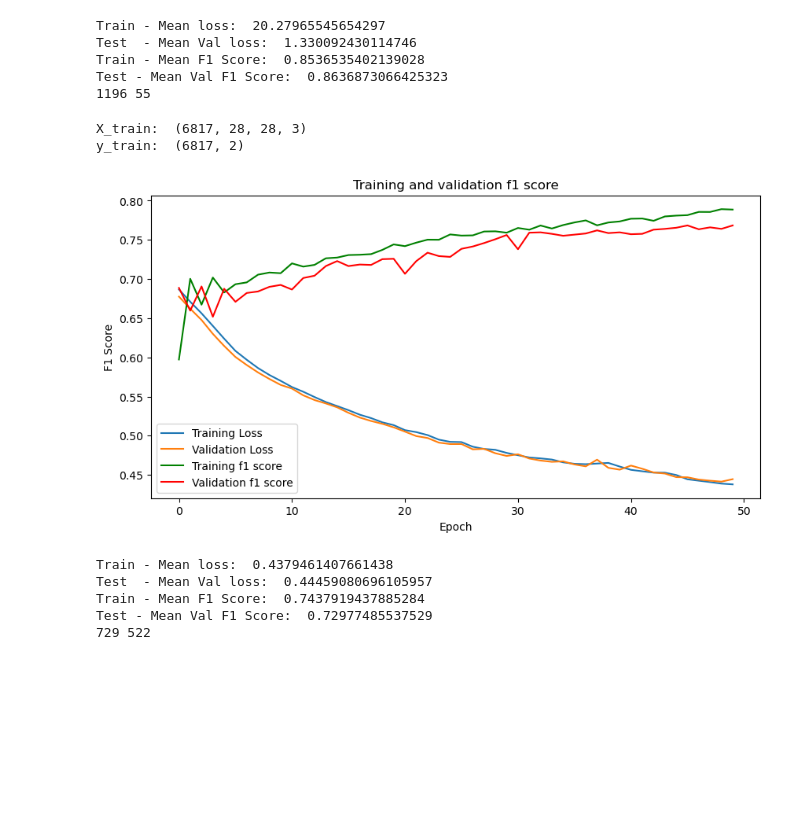
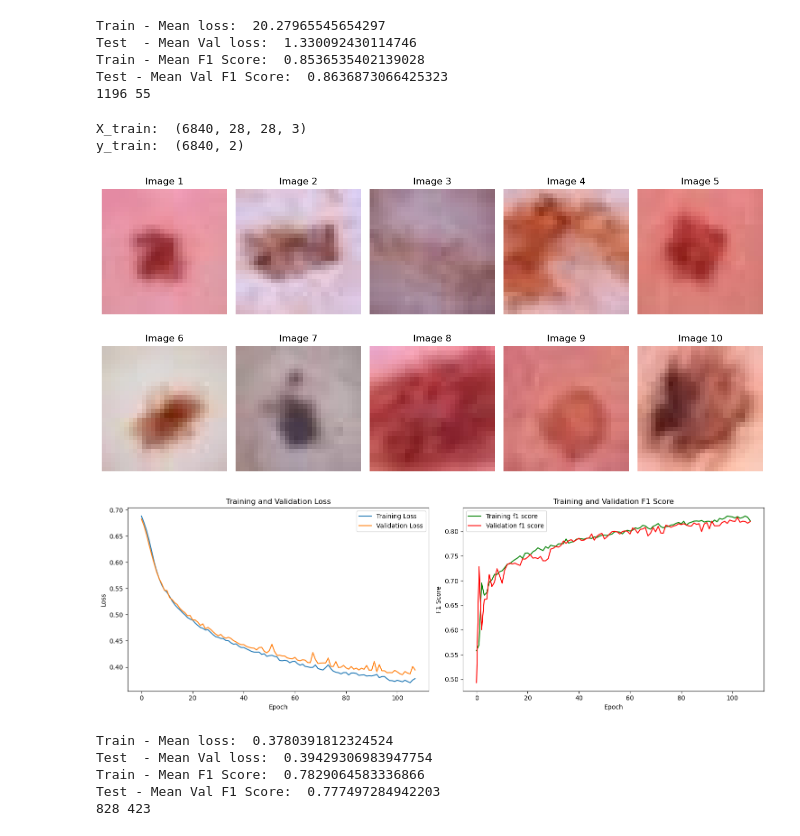
Before and after one commit to duarte3333/Machine_Learning, a Jupyter notebook: Pb1_ImageAnalysis/task1_imageanalysis.ipynb, the cells around one changed output. Cells and saved outputs as stored; diff of their text form; code cells hidden in the pictures; blank space fills up the shorter version.

```diff
--- a/Pb1_ImageAnalysis/task1_imageanalysis.ipynb
+++ b/Pb1_ImageAnalysis/task1_imageanalysis.ipynb
@@ -325,30 +385,32 @@ Test - Mean Val F1 Score:  0.8636873066425323
 # %%
 # Synthetic Minority Over-sampling Technique
 from imblearn.over_sampling import SMOTE
 
 #It uses SMOTE to oversample the minority class, adjusting the number of samples for each class.
 def oversample_data(train_images, train_labels):
     smote = SMOTE(sampling_strategy='auto')
     train_images_reshaped = train_images.reshape(-1, 28*28*3)  # Reshape images for SMOTE
     train_images_oversampled_reshaped, train_labels_oversampled = smote.fit_resample(train_images_reshaped, train_labels)
     train_images_oversampled = train_images_oversampled_reshaped.reshape(-1, 28, 28, 3)  # Reshape back to original shape
     return train_images_oversampled, train_labels_oversampled
 
 train_images_s_oversampled, train_labels_s_oversampled = oversample_data(train_images, train_labels)
 train_labels_1, train_images_1, test_images, test_labels = encode_data(train_labels_s_oversampled, train_images_s_oversampled, test_labels, test_images)
 X_train, X_validation, y_train, y_validation = split_data(train_images_1, train_labels_1)
+plot_images(10, train_images_s_oversampled)
 
-MLP_oversampled = MLP_NN()
+MLP_oversampled = Convolution_NN_1()
 Compile_MLP_categorical_crossentropy(MLP_oversampled)
 history_oversampled = train_model(MLP_oversampled, X_train, y_train, X_validation, y_validation, 0)
 check_results(history_oversampled)
 check_imbalance(MLP_oversampled)
 # %% [output]
-X_train:  (6817, 28, 28, 3)
-y_train:  (6817, 2)
+X_train:  (6840, 28, 28, 3)
+y_train:  (6840, 2)
-[figure, old version]
+[figure, new version]
+[figure, added]
-Train - Mean loss:  0.4379461407661438
-Test  - Mean Val loss:  0.44459080696105957
-Train - Mean F1 Score:  0.7437919437885284
-Test - Mean Val F1 Score:  0.72977485537529
-729 522
+Train - Mean loss:  0.3780391812324524
+Test  - Mean Val loss:  0.39429306983947754
+Train - Mean F1 Score:  0.7829064583336866
+Test - Mean Val F1 Score:  0.777497284942203
+828 423
```
Also changed, not shown: parts of 10 cells of this notebook.
